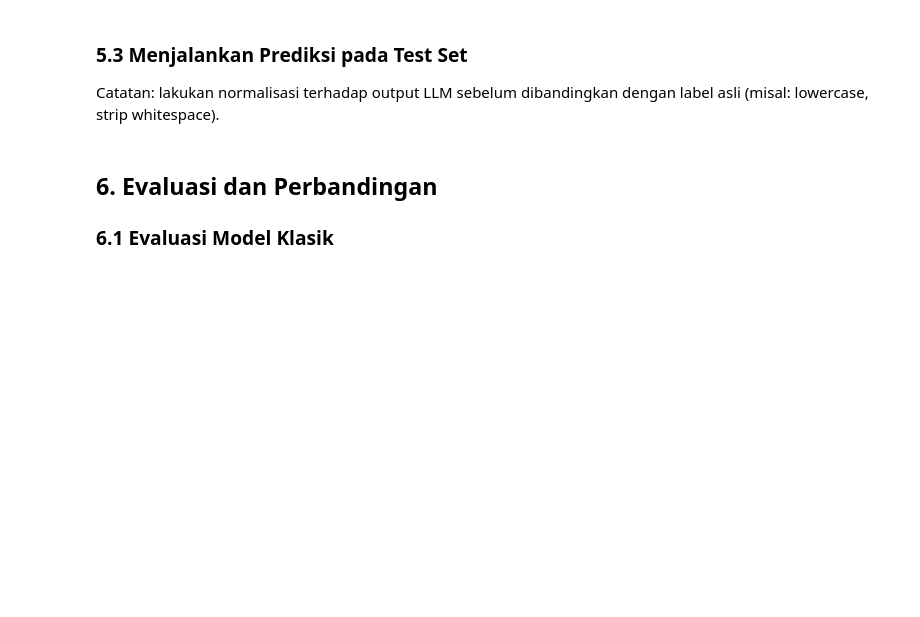
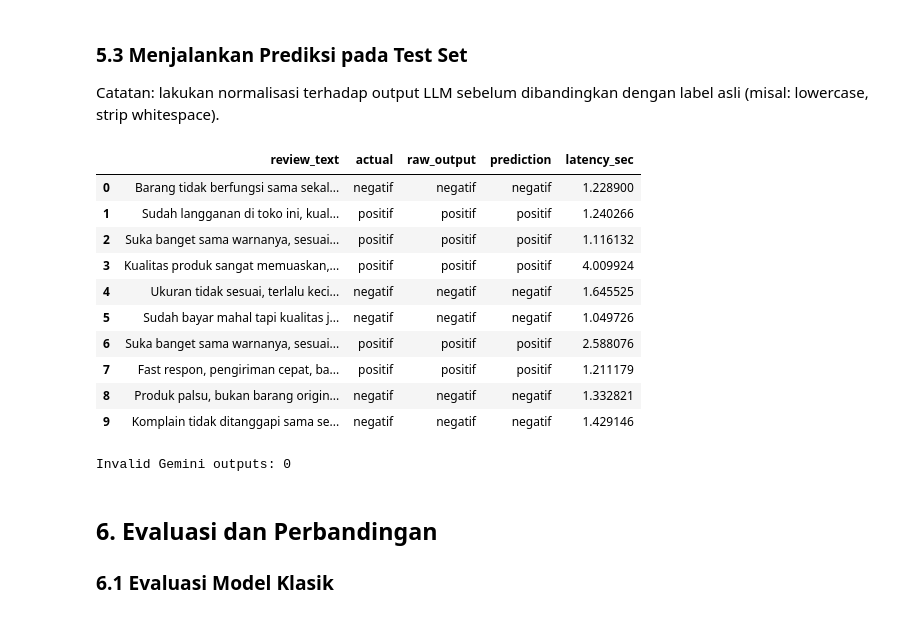
Before and after one commit to masheningIlham/assignment-model-experiment-mashening-ilhamsah, a Jupyter notebook: notebook/experiment_notebook.ipynb, the cells around one changed output. Saved outputs shown, nothing was run; the diff lists cells and outputs as text; code cells hidden in the pictures; blank space fills up the shorter version.

```diff
--- a/notebook/experiment_notebook.ipynb
+++ b/notebook/experiment_notebook.ipynb
@@ -134,10 +228,50 @@ Catatan: lakukan normalisasi terhadap output LLM sebelum dibandingkan dengan lab
 # %%
 y_pred_llm = []
-for review in X_test:
-    pred = classify_sentiment_llm(review)
-    y_pred_llm.append(pred)
+llm_raw_outputs = []
+llm_latencies = []
+llm_usage = []
 
-# TODO: normalisasi y_pred_llm agar konsisten dengan label 'positif'/'negatif'
+for review in tqdm(X_test, desc="Gemini API classification"):
+
+    label, raw_text, response, api_latency = classify_sentiment_llm(review)
+
+    y_pred_llm.append(label)
+    llm_raw_outputs.append(raw_text)
+    llm_latencies.append(api_latency)
+
+    usage = getattr(response, "usage_metadata", None)
+    llm_usage.append(usage)
+
+    time.sleep(8)
+
+llm_results_preview = pd.DataFrame({
+    "review_text": X_test.reset_index(drop=True),
+    "actual": y_test.reset_index(drop=True),
+    "raw_output": llm_raw_outputs,
+    "prediction": y_pred_llm,
+    "latency_sec": llm_latencies,
+})
+
+display(llm_results_preview.head(10))
+
+invalid_count = sum(pred not in {"positif", "negatif"} for pred in y_pred_llm)
+print("Invalid Gemini outputs:", invalid_count)
+
+if invalid_count:
+    print("Review baris invalid sebelum evaluasi.")
+# %% [output]
+|  | review_text | actual | raw_output | prediction | latency_sec |
+| 0 | Barang tidak berfungsi sama sekal... | negatif | negatif | negatif | 1.228900 |
+| 1 | Sudah langganan di toko ini, kual... | positif | positif | positif | 1.240266 |
+| 2 | Suka banget sama warnanya, sesuai... | positif | positif | positif | 1.116132 |
+| 3 | Kualitas produk sangat memuaskan,... | positif | positif | positif | 4.009924 |
+| 4 | Ukuran tidak sesuai, terlalu keci... | negatif | negatif | negatif | 1.645525 |
+| 5 | Sudah bayar mahal tapi kualitas j... | negatif | negatif | negatif | 1.049726 |
+| 6 | Suka banget sama warnanya, sesuai... | positif | positif | positif | 2.588076 |
+| 7 | Fast respon, pengiriman cepat, ba... | positif | positif | positif | 1.211179 |
+| 8 | Produk palsu, bukan barang origin... | negatif | negatif | negatif | 1.332821 |
+| 9 | Komplain tidak ditanggapi sama se... | negatif | negatif | negatif | 1.429146 |
+Invalid Gemini outputs: 0
 # %% [markdown]
 ## 6. Evaluasi dan Perbandingan
 
```
Also changed, not shown: parts of 13 cells of this notebook, 3 other files.
